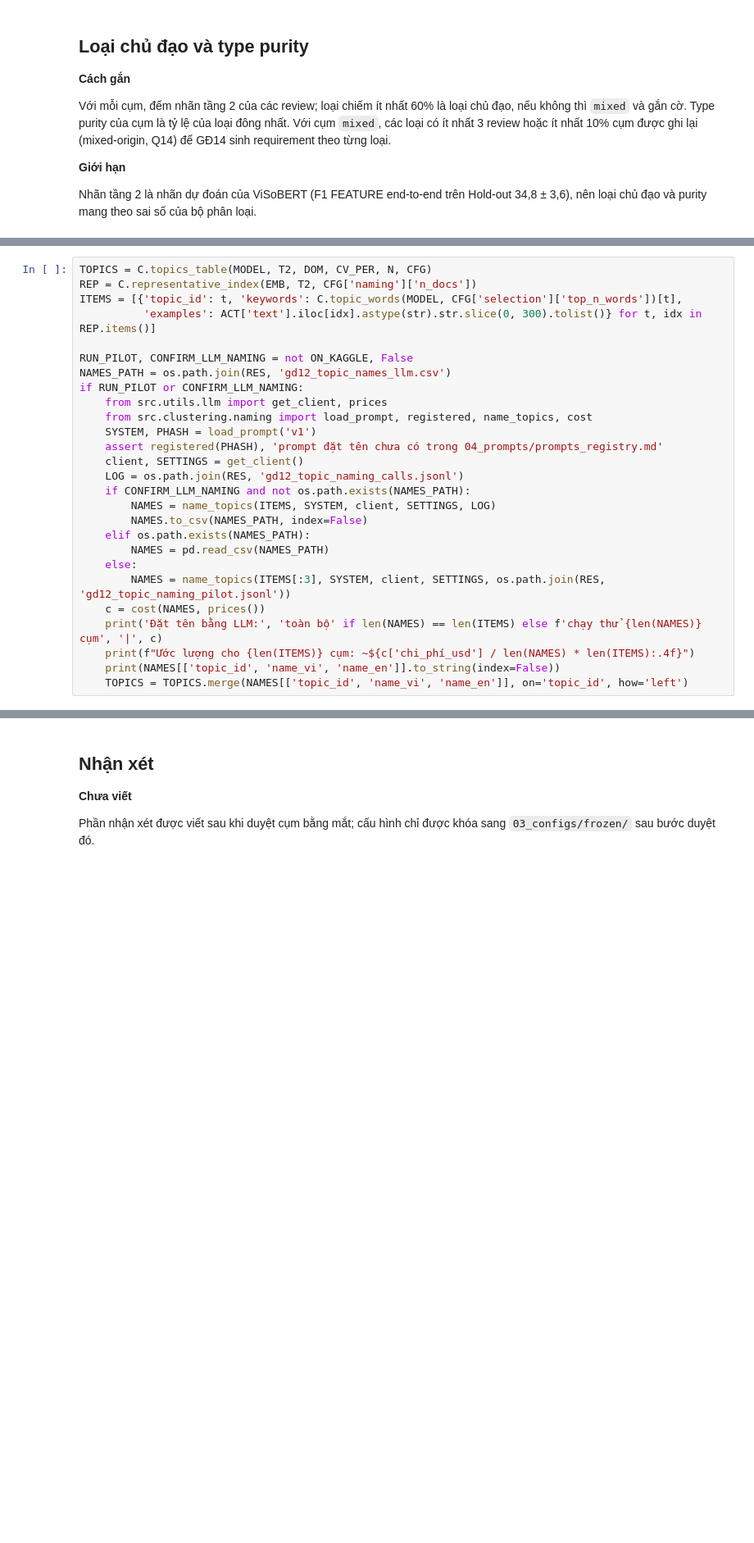
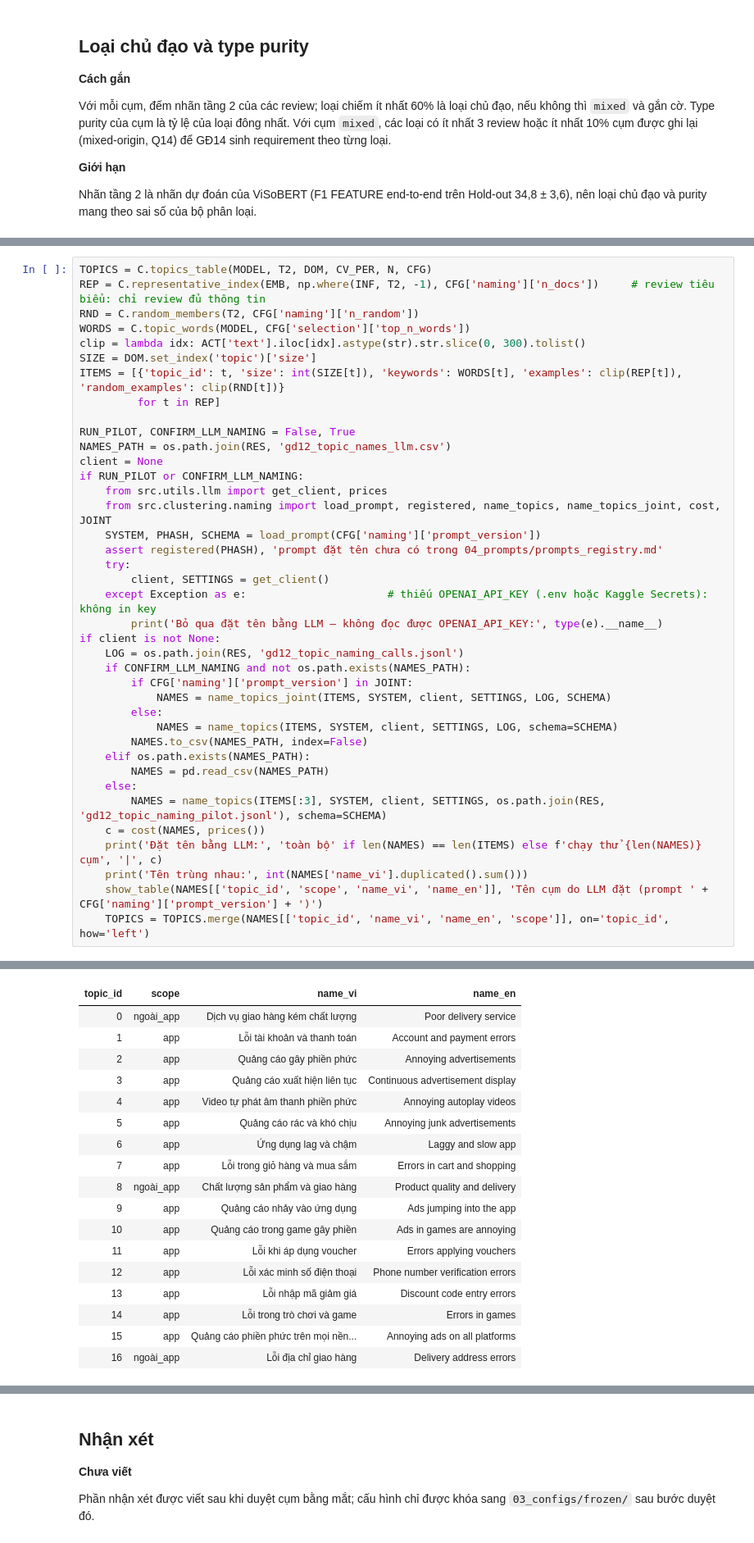
Before and after one commit to dnhphuong-05/kltn-vn-app-review-requirements, a Jupyter notebook: notebooks/12_rq2_bertopic_dominant_type.ipynb, the cells around one changed output, grey strips where cells are left out. Shown at 82% size. Saved outputs shown, nothing was run; the diff lists cells and outputs as text; blank space fills up the shorter version.

```diff
--- a/notebooks/12_rq2_bertopic_dominant_type.ipynb
+++ b/notebooks/12_rq2_bertopic_dominant_type.ipynb
@@ -223,27 +336,40 @@ local); có thể chạy lại riêng phần đặt tên trên máy local sau kh
 # %%
 TOPICS = C.topics_table(MODEL, T2, DOM, CV_PER, N, CFG)
-REP = C.representative_index(EMB, T2, CFG['naming']['n_docs'])
-ITEMS = [{'topic_id': t, 'keywords': C.topic_words(MODEL, CFG['selection']['top_n_words'])[t],
-          'examples': ACT['text'].iloc[idx].astype(str).str.slice(0, 300).tolist()} for t, idx in REP.items()]
+REP = C.representative_index(EMB, np.where(INF, T2, -1), CFG['naming']['n_docs'])     # review tiêu biểu: chỉ review đủ thông tin
+RND = C.random_members(T2, CFG['naming']['n_random'])
+WORDS = C.topic_words(MODEL, CFG['selection']['top_n_words'])
+clip = lambda idx: ACT['text'].iloc[idx].astype(str).str.slice(0, 300).tolist()
+SIZE = DOM.set_index('topic')['size']
+ITEMS = [{'topic_id': t, 'size': int(SIZE[t]), 'keywords': WORDS[t], 'examples': clip(REP[t]), 'random_examples': clip(RND[t])}
+         for t in REP]
 
-RUN_PILOT, CONFIRM_LLM_NAMING = not ON_KAGGLE, False
+RUN_PILOT, CONFIRM_LLM_NAMING = False, True
 NAMES_PATH = os.path.join(RES, 'gd12_topic_names_llm.csv')
+client = None
 if RUN_PILOT or CONFIRM_LLM_NAMING:
     from src.utils.llm import get_client, prices
-    from src.clustering.naming import load_prompt, registered, name_topics, cost
-    SYSTEM, PHASH = load_prompt('v1')
+    from src.clustering.naming import load_prompt, registered, name_topics, name_topics_joint, cost, JOINT
+    SYSTEM, PHASH, SCHEMA = load_prompt(CFG['naming']['prompt_version'])
     assert registered(PHASH), 'prompt đặt tên chưa có trong 04_prompts/prompts_registry.md'
-    client, SETTINGS = get_client()
+    try:
+        client, SETTINGS = get_client()
+    except Exception as e:                      # thiếu OPENAI_API_KEY (.env hoặc Kaggle Secrets): không in key
+        print('Bỏ qua đặt tên bằng LLM — không đọc được OPENAI_API_KEY:', type(e).__name__)
+if client is not None:
     LOG = os.path.join(RES, 'gd12_topic_naming_calls.jsonl')
     if CONFIRM_LLM_NAMING and not os.path.exists(NAMES_PATH):
-        NAMES = name_topics(ITEMS, SYSTEM, client, SETTINGS, LOG)
+        if CFG['naming']['prompt_version'] in JOINT:
+            NAMES = name_topics_joint(ITEMS, SYSTEM, client, SETTINGS, LOG, SCHEMA)
+        else:
+            NAMES = name_topics(ITEMS, SYSTEM, client, SETTINGS, LOG, schema=SCHEMA)
         NAMES.to_csv(NAMES_PATH, index=False)
     elif os.path.exists(NAMES_PATH):
         NAMES = pd.read_csv(NAMES_PATH)
     else:
-        NAMES = name_topics(ITEMS[:3], SYSTEM, client, SETTINGS, os.path.join(RES, 'gd12_topic_naming_pilot.jsonl'))
+        NAMES = name_topics(ITEMS[:3], SYSTEM, client, SETTINGS, os.path.join(RES, 'gd12_topic_naming_pilot.jsonl'), schema=SCHEMA)
     c = cost(NAMES, prices())
     print('Đặt tên bằng LLM:', 'toàn bộ' if len(NAMES) == len(ITEMS) else f'chạy thử {len(NAMES)} cụm', '|', c)
-    print(f"Ước lượng cho {len(ITEMS)} cụm: ~${c['chi_phí_usd'] / len(NAMES) * len(ITEMS):.4f}")
-    print(NAMES[['topic_id', 'name_vi', 'name_en']].to_string(index=False))
-    TOPICS = TOPICS.merge(NAMES[['topic_id', 'name_vi', 'name_en']], on='topic_id', how='left')
+    print('Tên trùng nhau:', int(NAMES['name_vi'].duplicated().sum()))
+    show_table(NAMES[['topic_id', 'scope', 'name_vi', 'name_en']], 'Tên cụm do LLM đặt (prompt ' + CFG['naming']['prompt_version'] + ')')
+    TOPICS = TOPICS.merge(NAMES[['topic_id', 'name_vi', 'name_en', 'scope']], on='topic_id', how='left')
+# %% [output]
@@ -250,3 +379,21 @@ if RUN_PILOT or CONFIRM_LLM_NAMING:
+| topic_id | scope | name_vi | name_en |
+| 0 | ngoài_app | Dịch vụ giao hàng kém chất lượng | Poor delivery service |
+| 1 | app | Lỗi tài khoản và thanh toán | Account and payment errors |
+| 2 | app | Quảng cáo gây phiền phức | Annoying advertisements |
+| 3 | app | Quảng cáo xuất hiện liên tục | Continuous advertisement display |
+| 4 | app | Video tự phát âm thanh phiền phức | Annoying autoplay videos |
+| 5 | app | Quảng cáo rác và khó chịu | Annoying junk advertisements |
+| 6 | app | Ứng dụng lag và chậm | Laggy and slow app |
+| 7 | app | Lỗi trong giỏ hàng và mua sắm | Errors in cart and shopping |
+| 8 | ngoài_app | Chất lượng sản phẩm và giao hàng | Product quality and delivery |
+| 9 | app | Quảng cáo nhảy vào ứng dụng | Ads jumping into the app |
+| 10 | app | Quảng cáo trong game gây phiền | Ads in games are annoying |
+| 11 | app | Lỗi khi áp dụng voucher | Errors applying vouchers |
+| 12 | app | Lỗi xác minh số điện thoại | Phone number verification errors |
+| 13 | app | Lỗi nhập mã giảm giá | Discount code entry errors |
+| 14 | app | Lỗi trong trò chơi và game | Errors in games |
+| 15 | app | Quảng cáo phiền phức trên mọi nền... | Annoying ads on all platforms |
+| 16 | ngoài_app | Lỗi địa chỉ giao hàng | Delivery address errors |
 # %% [markdown]
 ## Tóm tắt các cụm
 
```
Also changed, not shown: parts of 20 cells of this notebook, 25 other files.
